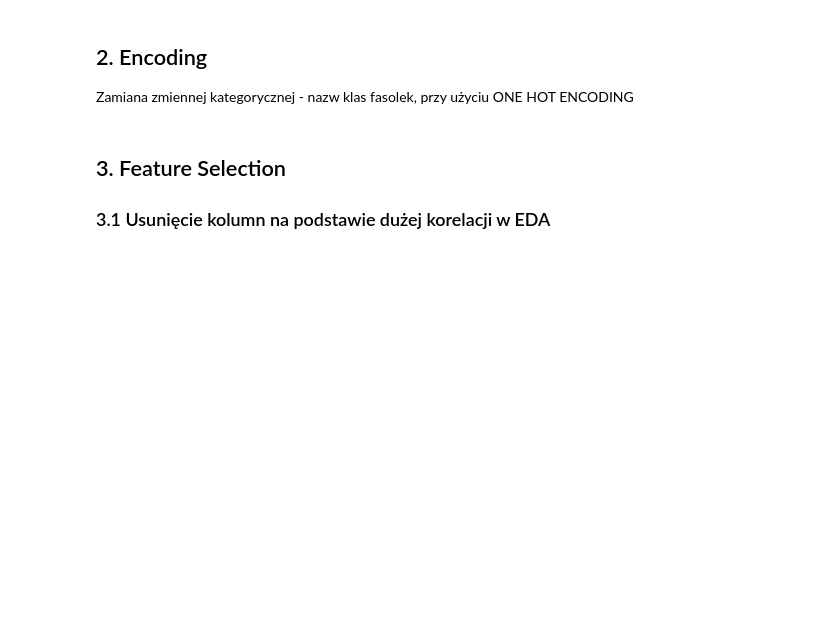
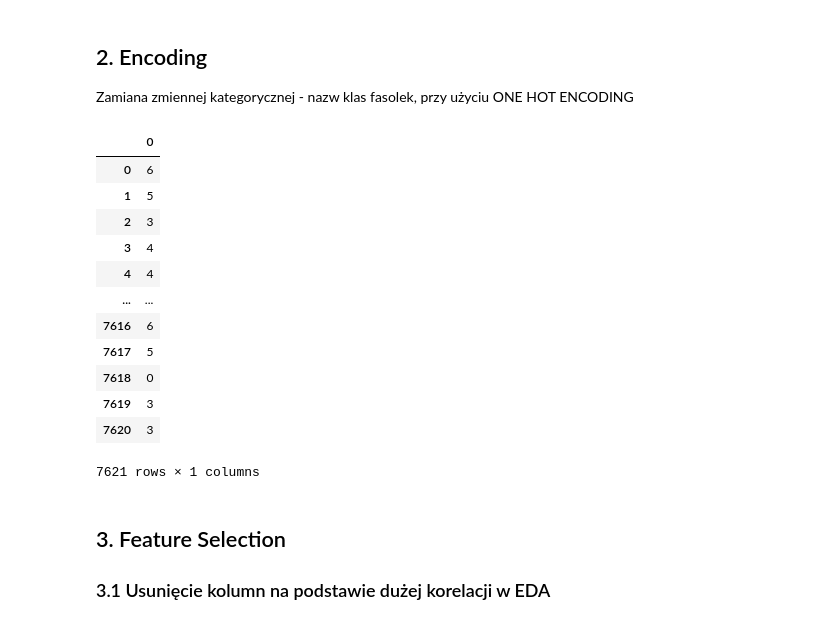
Before and after one commit to DeptuchMateusz/Bean-Classification, a Jupyter notebook: etap_2/Etap_2.ipynb, the cells around one changed output. Drawn from its saved outputs; the diff is of its cells as text; code cells hidden in the pictures; blank space fills up the shorter version.

```diff
--- a/etap_2/Etap_2.ipynb
+++ b/etap_2/Etap_2.ipynb
@@ -71,9 +71,30 @@ Zamiana zmiennej kategorycznej - nazw klas fasolek, przy użyciu ONE HOT ENCODIN
 # %%
 enc = OneHotEncoder(handle_unknown='ignore')
 enc.fit(y_train.to_frame())
 y_encoded = pd.DataFrame(enc.transform(y_train.to_frame()).toarray(),columns=enc.get_feature_names(['Class']))
 y_val_encoded = pd.DataFrame(enc.transform(y_val.to_frame()).toarray(),columns=enc.get_feature_names(['Class']))
 y_test_encoded = pd.DataFrame(enc.transform(y_test.to_frame()).toarray(),columns=enc.get_feature_names(['Class']))
+
+#standard encoding 0,1,2,...
+labelencoder = sklearn.preprocessing.LabelEncoder()
+y_encoded2 = pd.DataFrame(labelencoder.fit_transform(y_train))
+y_val_encoded2 = pd.DataFrame(labelencoder.fit_transform(y_val))
+y_test_encoded2 = pd.DataFrame( labelencoder.fit_transform(y_test))
+y_encoded2
+# %% [output]
+|  | 0 |
+| 0 | 6 |
+| 1 | 5 |
+| 2 | 3 |
+| 3 | 4 |
+| 4 | 4 |
+| ... | ... |
+| 7616 | 6 |
+| 7617 | 5 |
+| 7618 | 0 |
+| 7619 | 3 |
+| 7620 | 3 |
+7621 rows × 1 columns
 # %% [markdown]
 ## 3. Feature Selection
 ### 3.1 Usunięcie kolumn na podstawie dużej korelacji w EDA
```
Also changed, not shown: parts of 6 cells of this notebook.
